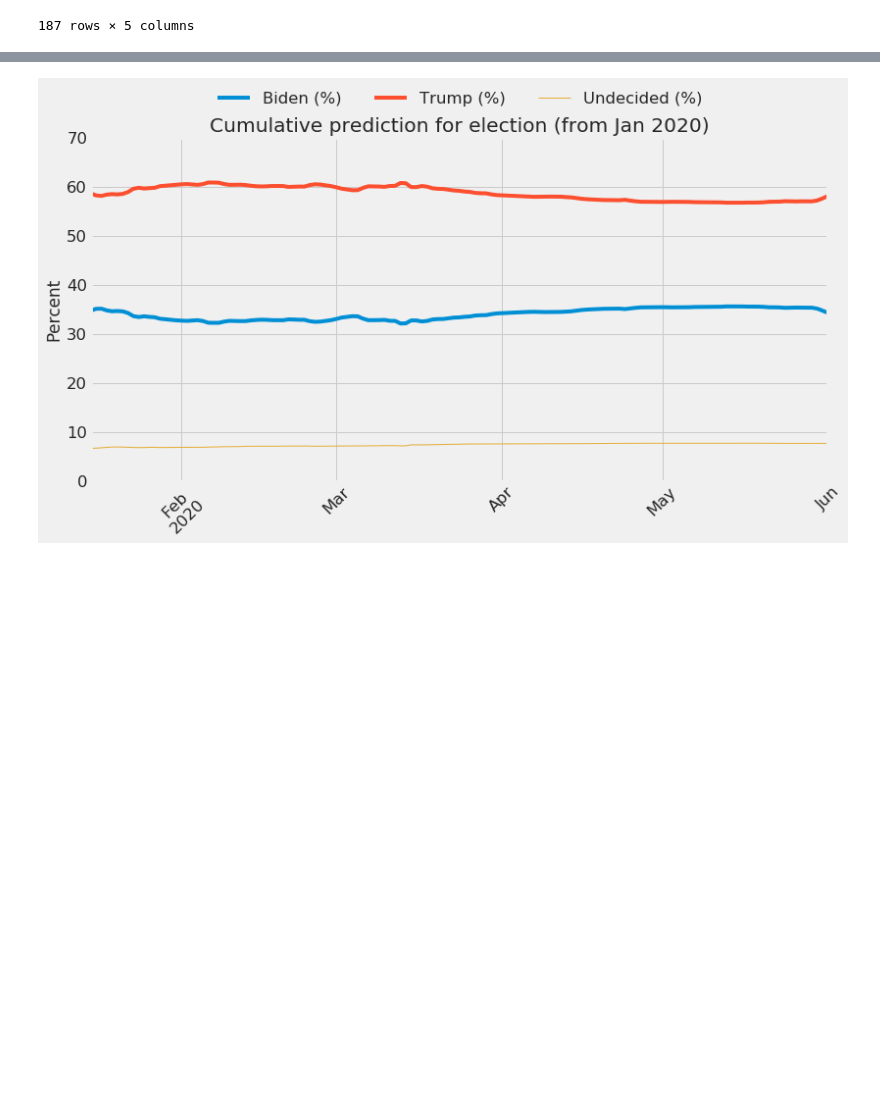
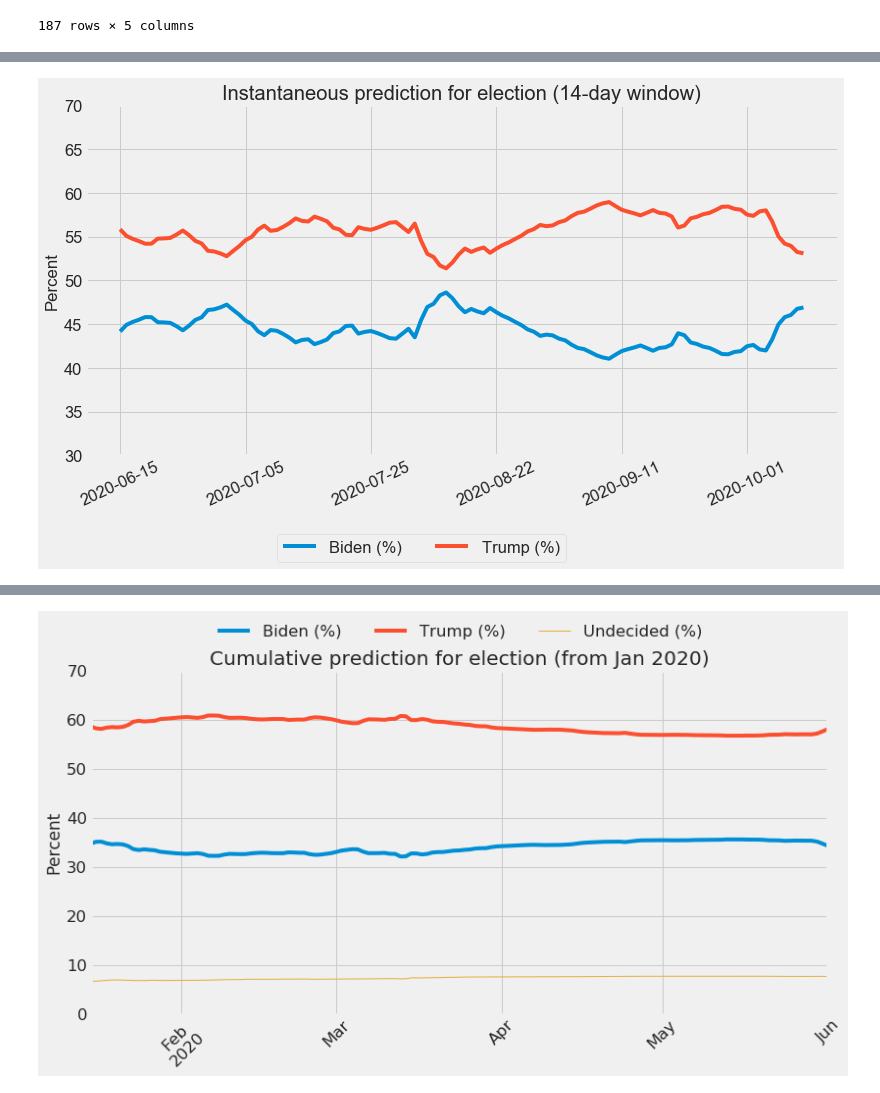
Before and after one commit to kayzhou/US_election, a Jupyter notebook: plots_paper.ipynb, the cells around one changed output, grey strips where cells are left out. Saved outputs shown, nothing was run; the diff lists cells and outputs as text; code cells hidden in the pictures; blank space fills up the shorter version.

```diff
--- a/plots_paper.ipynb
+++ b/plots_paper.ipynb
@@ -65,0 +67,18 @@ plt.show()
+# %%
+plt.figure(figsize=(12, 6))
+
+data["Biden (%)"] = data["Biden"] / (data["Biden"] + data["Trump"]) * 100
+data["Trump (%)"] = data["Trump"] / (data["Biden"] + data["Trump"]) * 100
+data["Biden (%)"].plot()
+data["Trump (%)"].plot()
+plt.xlabel("")
+plt.ylim(30, 70)
+plt.xticks(rotation=25)
+plt.ylabel("Percent")
+plt.legend(loc=1, bbox_to_anchor=(0.65, -0.2), ncol=3, frameon=True)
+plt.title(f"Instantaneous prediction for election (14-day window)")
+plt.savefig("fig/results-14days-2.png",
+            dpi=300, bbox_inches ='tight')
+plt.show()
+# %% [output]
+[figure, added]
```
Also changed, not shown: parts of 3 cells of this notebook, 1 other file.
